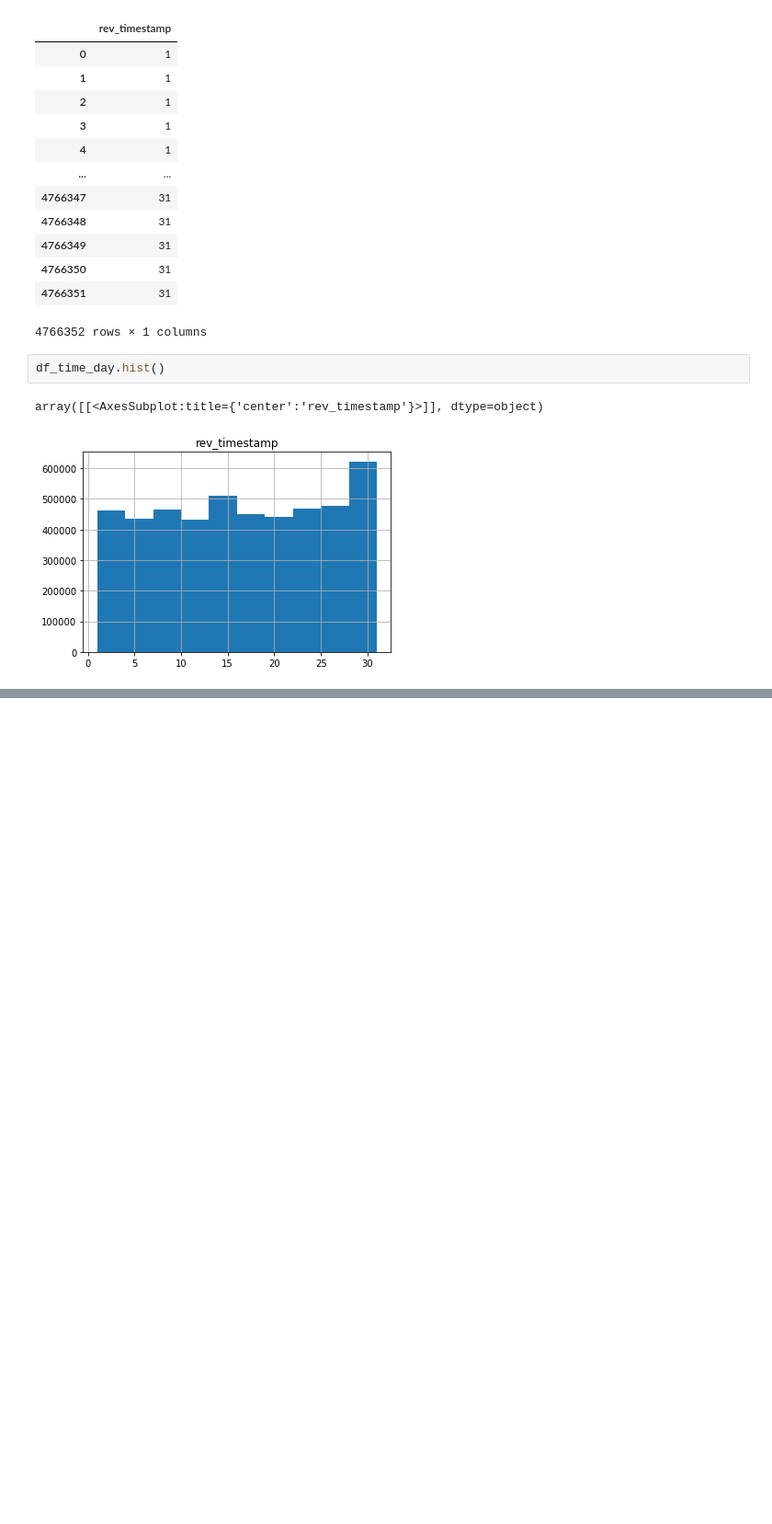
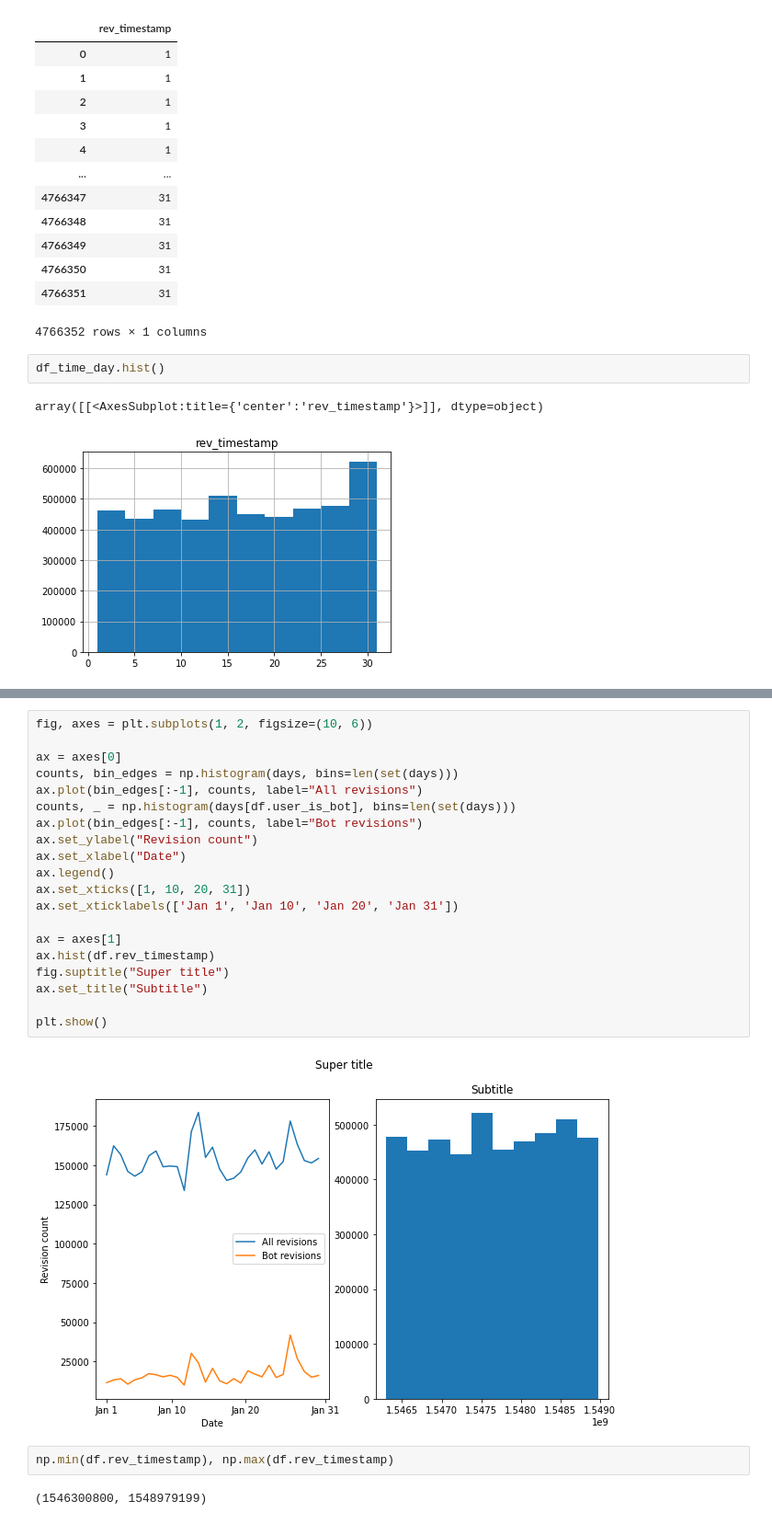
Before and after one commit to levon003/wiki-ores-feedback, a Jupyter notebook: reu2021/analysis_abby.ipynb, the cells around one changed output, grey strips where cells are left out. Shown at 92% size. Drawn from its saved outputs; the diff is of its cells as text; blank space fills up the shorter version.

```diff
--- a/reu2021/analysis_abby.ipynb
+++ b/reu2021/analysis_abby.ipynb
@@ -234,0 +265,26 @@ array([[<AxesSubplot:title={'center':'rev_timestamp'}>]], dtype=object)
+# %%
+fig, axes = plt.subplots(1, 2, figsize=(10, 6))
+
+ax = axes[0]
+counts, bin_edges = np.histogram(days, bins=len(set(days)))
+ax.plot(bin_edges[:-1], counts, label="All revisions")
+counts, _ = np.histogram(days[df.user_is_bot], bins=len(set(days)))
+ax.plot(bin_edges[:-1], counts, label="Bot revisions")
+ax.set_ylabel("Revision count")
+ax.set_xlabel("Date")
+ax.legend()
+ax.set_xticks([1, 10, 20, 31])
+ax.set_xticklabels(['Jan 1', 'Jan 10', 'Jan 20', 'Jan 31'])
+
+ax = axes[1]
+ax.hist(df.rev_timestamp)
+fig.suptitle("Super title")
+ax.set_title("Subtitle")
+
+plt.show()
+# %% [output]
+[figure, added]
+# %%
+np.min(df.rev_timestamp), np.max(df.rev_timestamp)
+# %% [output]
+(1546300800, 1548979199)
```
Also changed, not shown: parts of 5 cells of this notebook.
